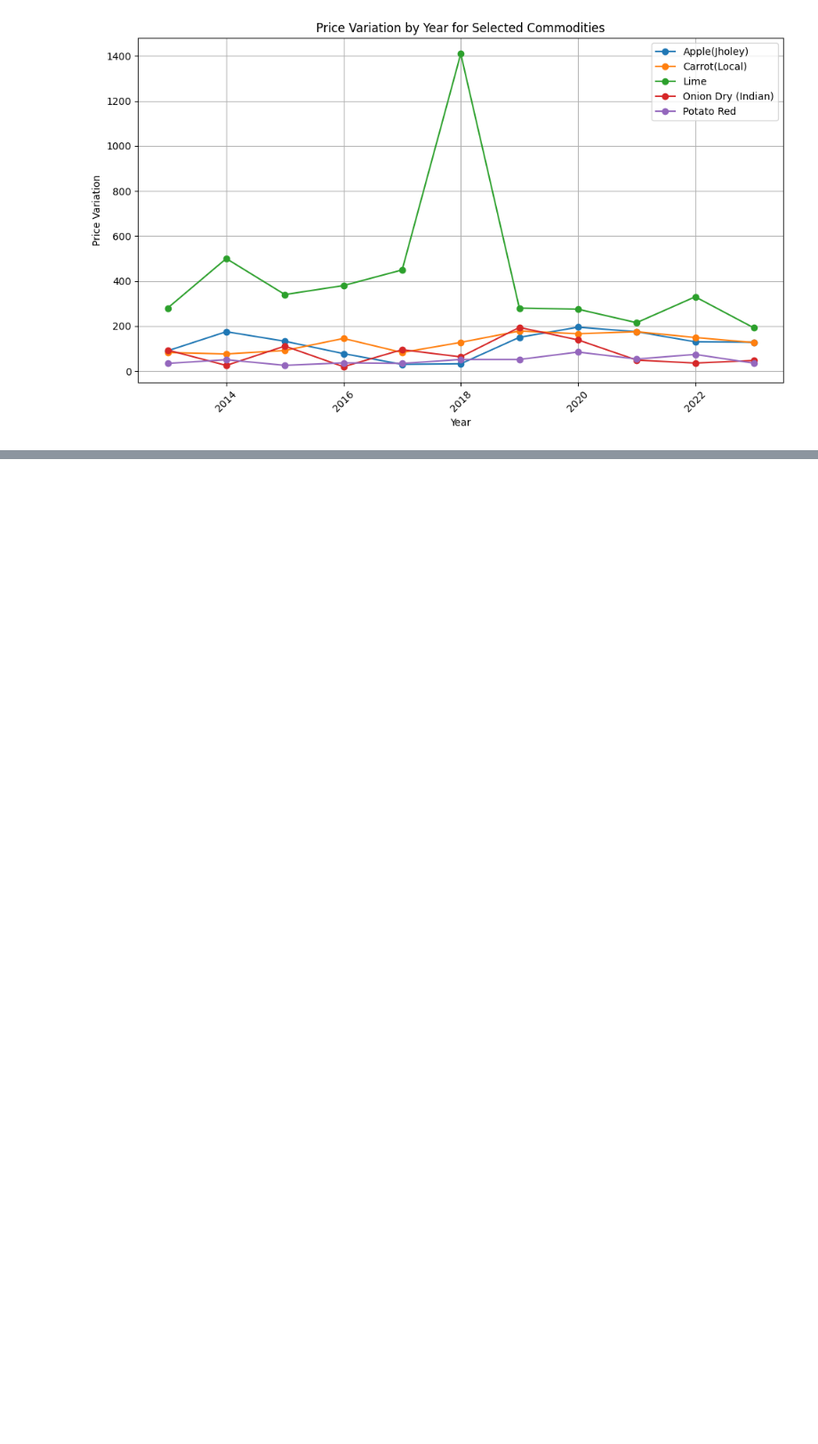
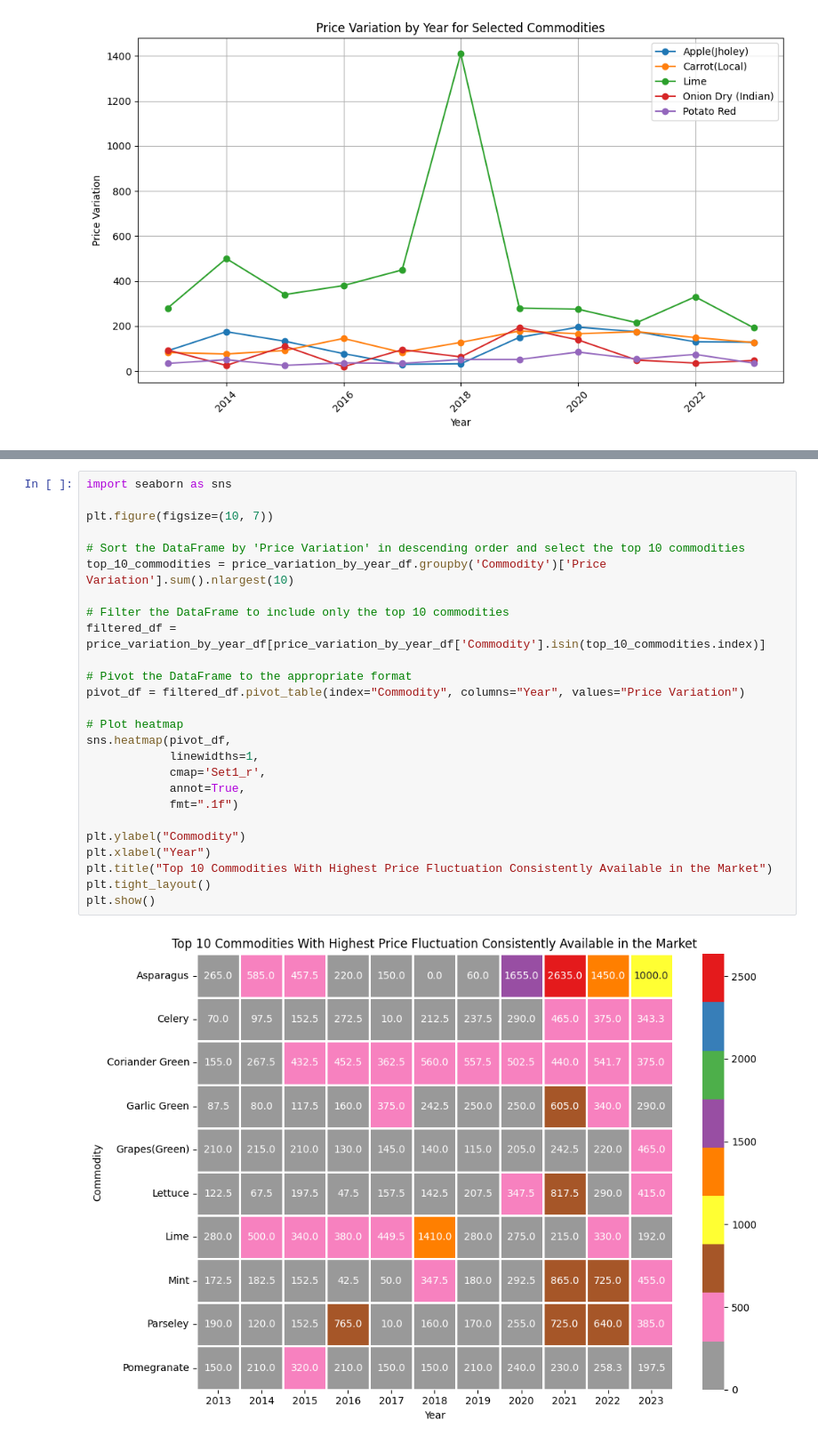
Before and after one commit to Rk-Pudasaini/Data_Analysis, a Jupyter notebook: Kalimati_tarkari_price_analysis.ipynb, the cells around one changed output, grey strips where cells are left out. Shown at 89% size. Saved outputs shown, nothing was run; the diff lists cells and outputs as text; blank space fills up the shorter version.

```diff
--- a/Kalimati_tarkari_price_analysis.ipynb
+++ b/Kalimati_tarkari_price_analysis.ipynb
@@ -624,0 +650,28 @@ plt.show()
+# %%
+import seaborn as sns
+
+plt.figure(figsize=(10, 7))
+
+# Sort the DataFrame by 'Price Variation' in descending order and select the top 10 commodities
+top_10_commodities = price_variation_by_year_df.groupby('Commodity')['Price Variation'].sum().nlargest(10)
+
+# Filter the DataFrame to include only the top 10 commodities
+filtered_df = price_variation_by_year_df[price_variation_by_year_df['Commodity'].isin(top_10_commodities.index)]
+
+# Pivot the DataFrame to the appropriate format
+pivot_df = filtered_df.pivot_table(index="Commodity", columns="Year", values="Price Variation")
+
+# Plot heatmap
+sns.heatmap(pivot_df,
+            linewidths=1,
+            cmap='Set1_r',
+            annot=True,
+            fmt=".1f")
+
+plt.ylabel("Commodity")
+plt.xlabel("Year")
+plt.title("Top 10 Commodities With Highest Price Fluctuation Consistently Available in the Market")
+plt.tight_layout()
+plt.show()
+# %% [output]
+[figure, added]
```
Also changed, not shown: parts of 6 cells of this notebook.
